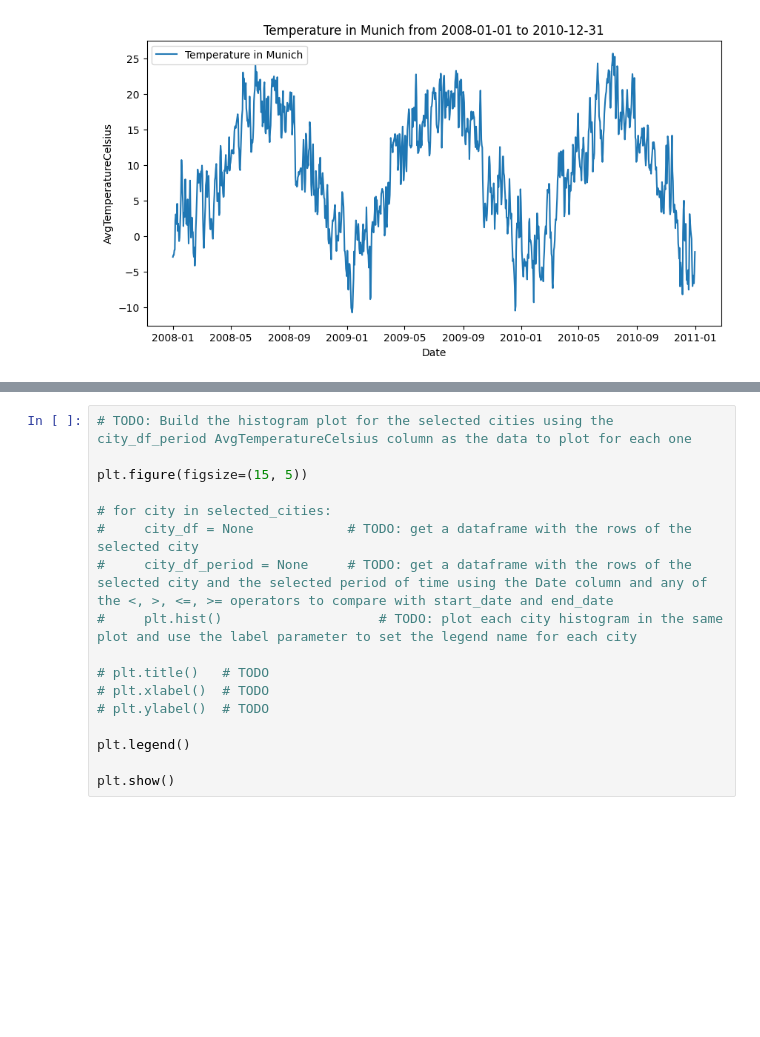
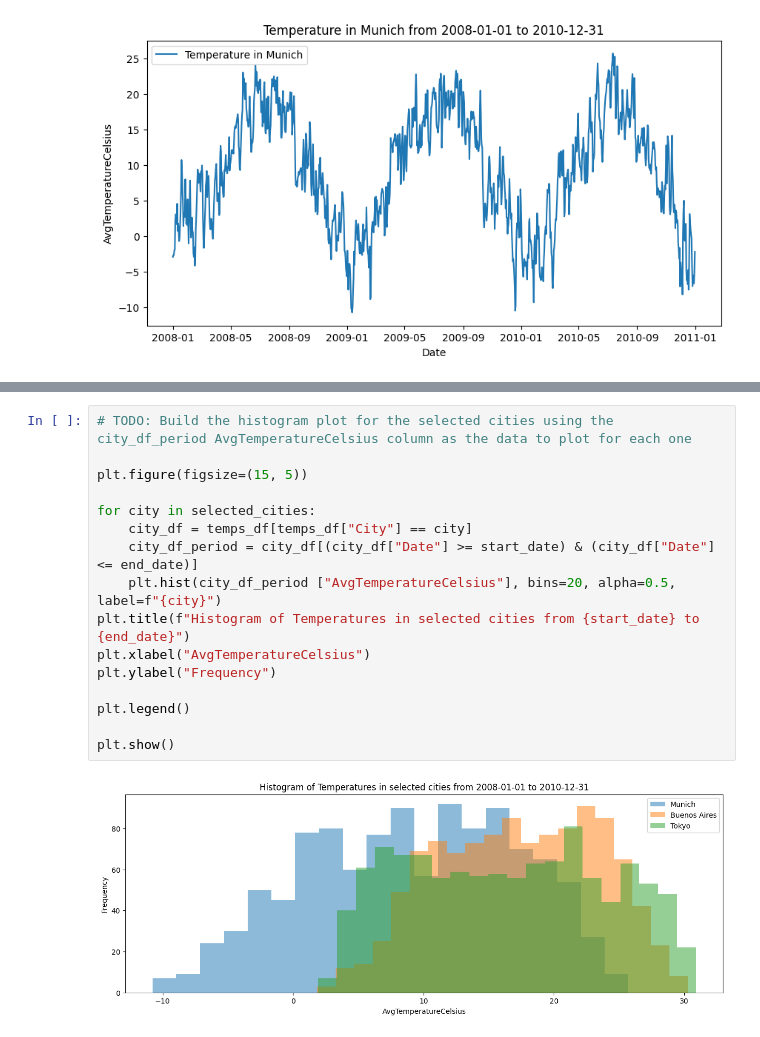
Before and after one commit to Haberhau/eae_ipld_project, a Jupyter notebook: development/03_temperatures_dashboard.ipynb, the cells around one changed output, grey strips where cells are left out. Saved outputs shown, nothing was run; the diff lists cells and outputs as text; blank space fills up the shorter version.

```diff
--- a/development/03_temperatures_dashboard.ipynb
+++ b/development/03_temperatures_dashboard.ipynb
@@ -175,17 +179,18 @@ plt.show()
 # %%
 # TODO: Build the histogram plot for the selected cities using the city_df_period AvgTemperatureCelsius column as the data to plot for each one
 
 plt.figure(figsize=(15, 5))
 
-# for city in selected_cities:
-#     city_df = None            # TODO: get a dataframe with the rows of the selected city
-#     city_df_period = None     # TODO: get a dataframe with the rows of the selected city and the selected period of time using the Date column and any of the <, >, <=, >= operators to compare with start_date and end_date
-#     plt.hist()                    # TODO: plot each city histogram in the same plot and use the label parameter to set the legend name for each city
-
-# plt.title()   # TODO
-# plt.xlabel()  # TODO
-# plt.ylabel()  # TODO
+for city in selected_cities:
+    city_df = temps_df[temps_df["City"] == city]
+    city_df_period = city_df[(city_df["Date"] >= start_date) & (city_df["Date"] <= end_date)]
+    plt.hist(city_df_period ["AvgTemperatureCelsius"], bins=20, alpha=0.5, label=f"{city}")
+plt.title(f"Histogram of Temperatures in selected cities from {start_date} to {end_date}")
+plt.xlabel("AvgTemperatureCelsius")
+plt.ylabel("Frequency")
 
 plt.legend()
 
 plt.show()
+# %% [output]
+[figure, added]
```
Also changed, not shown: parts of 4 cells of this notebook, 1 other file.
